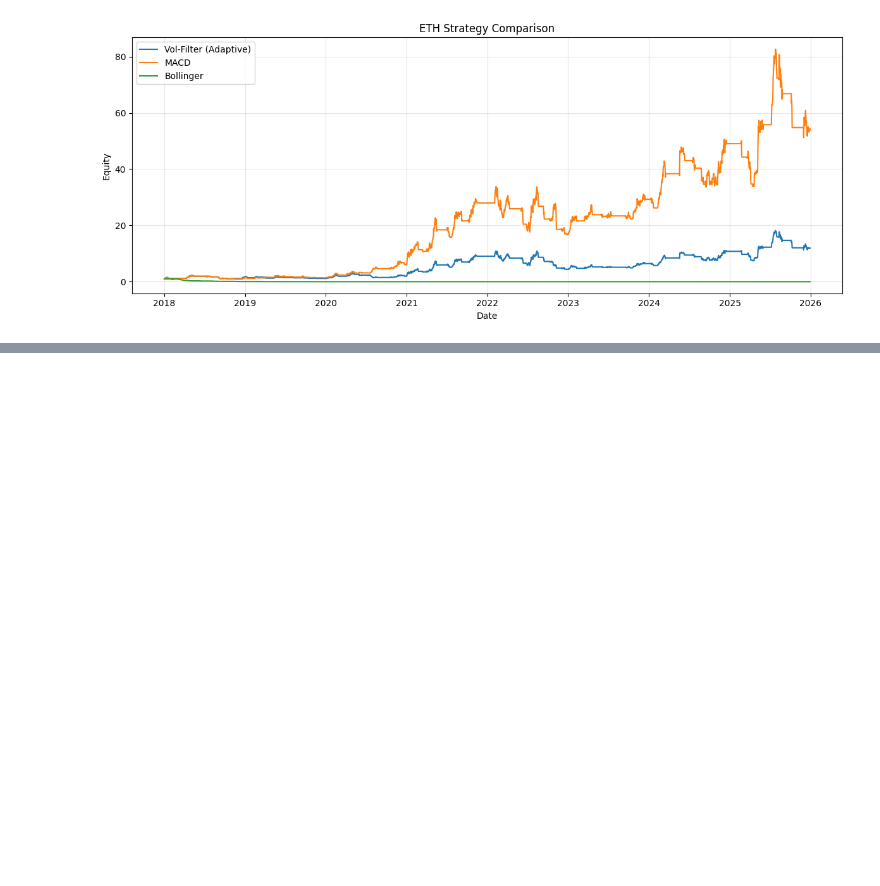
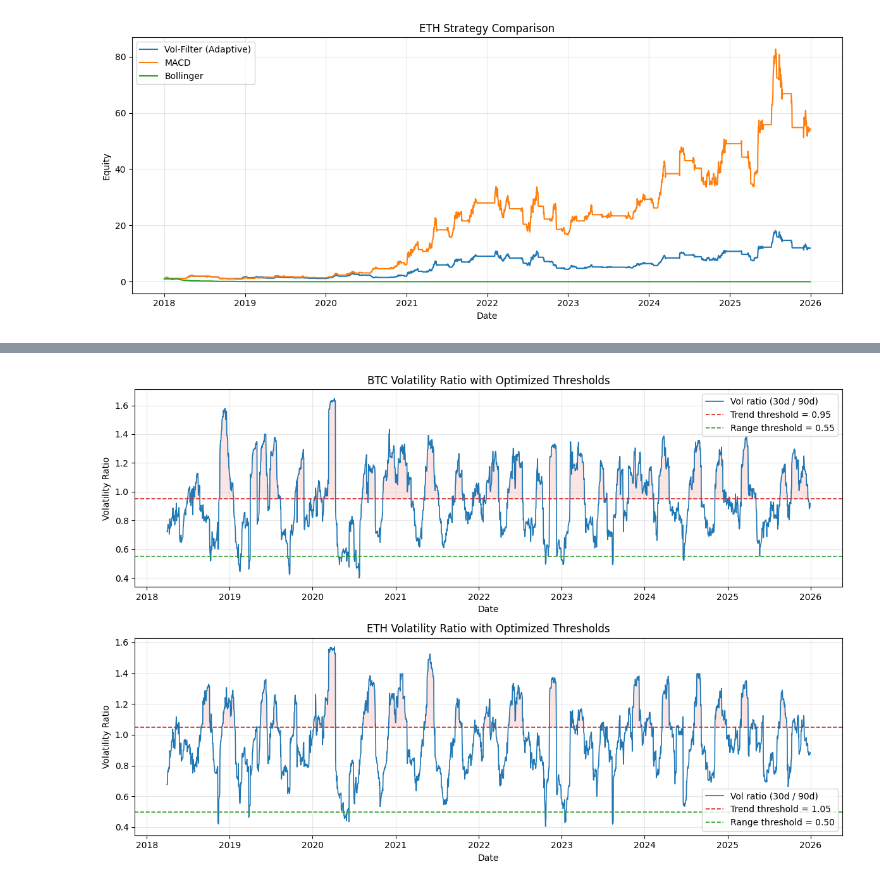
Before and after one commit to yizhouhang/dse4211_crypto_portfolio, a Jupyter notebook: Adaptive/vol_filter_v2.ipynb, the cells around one changed output, grey strips where cells are left out. Saved outputs shown, nothing was run; the diff lists cells and outputs as text; code cells hidden in the pictures; blank space fills up the shorter version.

```diff
--- a/Adaptive/vol_filter_v2.ipynb
+++ b/Adaptive/vol_filter_v2.ipynb
@@ -390,0 +473,53 @@ plt.show()
+# %%
+# =========================
+# Volatility ratio with optimized threshold references
+# =========================
+
+def plot_vol_ratio_with_thresholds(asset, final_df, best_params, ax=None):
+    df = final_df.copy().sort_values("date")
+    df["date"] = pd.to_datetime(df["date"])
+
+    trend_t = best_params["trend_t"]
+    range_t = best_params["range_t"]
+
+    if ax is None:
+        _, ax = plt.subplots(figsize=(12, 4))
+
+    ax.plot(df["date"], df["vol_ratio"], label="Vol ratio (30d / 90d)", color="tab:blue", linewidth=1.2)
+    ax.axhline(trend_t, color="tab:red", linestyle="--", linewidth=1.2, label=f"Trend threshold = {trend_t:.2f}")
+    ax.axhline(range_t, color="tab:green", linestyle="--", linewidth=1.2, label=f"Range threshold = {range_t:.2f}")
+
+    ax.fill_between(
+        df["date"],
+        trend_t,
+        df["vol_ratio"],
+        where=df["vol_ratio"] > trend_t,
+        color="tab:red",
+        alpha=0.12,
+        interpolate=True,
+    )
+    ax.fill_between(
+        df["date"],
+        df["vol_ratio"],
+        range_t,
+        where=df["vol_ratio"] < range_t,
+        color="tab:green",
+        alpha=0.12,
+        interpolate=True,
+    )
+
+    ax.set_title(f"{asset} Volatility Ratio with Optimized Thresholds")
+    ax.set_xlabel("Date")
+    ax.set_ylabel("Volatility Ratio")
+    ax.grid(True, alpha=0.3)
+    ax.legend(loc="best")
+    return ax
+
+
+fig, axes = plt.subplots(2, 1, figsize=(12, 8), sharex=False)
+plot_vol_ratio_with_thresholds("BTC", btc_final_df, btc_best, ax=axes[0])
+plot_vol_ratio_with_thresholds("ETH", eth_final_df, eth_best, ax=axes[1])
+plt.tight_layout()
+plt.show()
+# %% [output]
+[figure, added]
```
Also changed, not shown: parts of 7 cells of this notebook, 1 other file.
